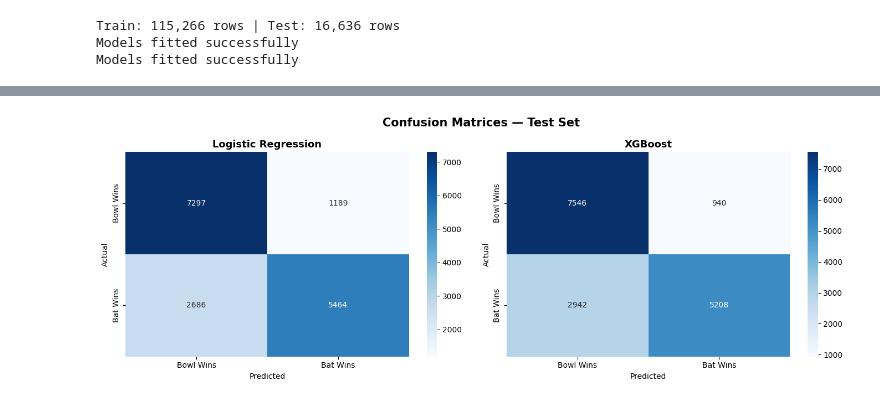
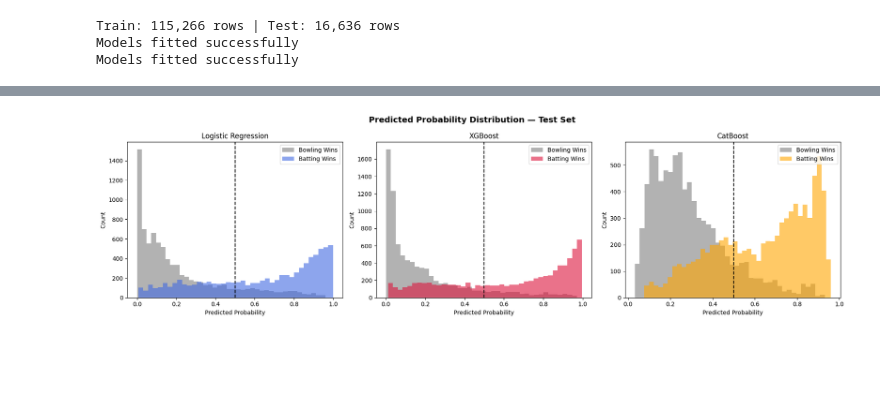
Before and after one commit to DeepanshuSharma1607/Fake_News_Generator_in_python, a Jupyter notebook: ipl.ipynb, the cells around one changed output, grey strips where cells are left out. Saved outputs shown, nothing was run; the diff lists cells and outputs as text; code cells hidden in the pictures; blank space fills up the shorter version.

```diff
--- a/ipl.ipynb
+++ b/ipl.ipynb
@@ -763,6 +739,7 @@ xgb_pipe = make_pipeline(
 # %%
 cv_scores_lr  = []
 cv_scores_xgb = []
+seasons=sorted(train_df['season'].unique())
 for i in range(5, len(seasons)):
 
     train_seasons = seasons[:i]
@@ -935,19 +1028,0 @@ weighted avg       0.78      0.77      0.76     16636
-# %%
-print("\n" + "="*58)
-print(f"{'SUMMARY':^58}")
-print("="*58)
-print(f"{'Model':<24} {'Split':<7} {'Acc':>6} {'F1':>6} {'AUC':>7}")
-print("-"*58)
-
-for name, yt, yp, yprob, split in [
-    ('Logistic Regression',  y_train, lr_train_pred,  lr_train_prob,  'Train'),
-    ('Logistic Regression',  y_test,  lr_test_pred,   lr_test_prob,   'Test'),
-    ('XGBoost',              y_train, xgb_train_pred, xgb_train_prob, 'Train'),
-    ('XGBoost',              y_test,  xgb_test_pred,  xgb_test_prob,  'Test'),
-    ('Ensemble (0.65/0.35)', y_test,  ens_test_pred,  ens_test_prob,  'Test'),
-]:
-    print(f"{name:<24} {split:<7} "
-          f"{accuracy_score(yt,yp):>6.4f} "
-          f"{f1_score(yt,yp):>6.4f} "
-          f"{roc_auc_score(yt,yprob):>7.4f}")
-print("="*58)
@@ -966,54 +1078,28 @@ Ensemble (0.65/0.35)     Test    0.7717 0.7351  0.8667
 # %%
-fig, axes = plt.subplots(1, 2, figsize=(14, 5))
-fig.suptitle('Confusion Matrices — Test Set', fontsize=15, fontweight='bold')
-for ax, preds, title in zip(axes,
-                             [lr_test_pred, xgb_test_pred],
-                             ['Logistic Regression', 'XGBoost']):
-    sns.heatmap(confusion_matrix(y_test, preds), annot=True, fmt='d',
-                cmap='Blues', ax=ax,
-                xticklabels=['Bowl Wins', 'Bat Wins'],
-                yticklabels=['Bowl Wins', 'Bat Wins'])
-    ax.set_title(title, fontsize=13, fontweight='bold')
-    ax.set_ylabel('Actual'); ax.set_xlabel('Predicted')
-plt.tight_layout(); plt.show()
+fig, axes = plt.subplots(1, 3, figsize=(18, 5))
+fig.suptitle('Predicted Probability Distribution — Test Set', fontsize=14, fontweight='bold')
 
-fig, ax = plt.subplots(figsize=(8, 6))
-for probs, name, color in [
-    (lr_test_prob,  'Logistic Regression', 'royalblue'),
-    (xgb_test_prob, 'XGBoost',             'crimson'),
-    (ens_test_prob, 'Ensemble',            'green'),
-]:
-    fpr, tpr, _ = roc_curve(y_test, probs)
-    ax.plot(fpr, tpr, label=f'{name} (AUC={roc_auc_score(y_test, probs):.3f})',
-            color=color, lw=2)
-ax.plot([0,1],[0,1],'k--',lw=1,label='Random')
-ax.set(xlabel='False Positive Rate', ylabel='True Positive Rate',
-       title='ROC Curve — Test Set')
-ax.legend(); ax.grid(alpha=0.3)
-plt.tight_layout(); plt.show()
+for ax, probs, title, color in zip(
+    axes,
+    [lr_test_prob, xgb_test_prob, cat_test_prob],
+    ['Logistic Regression', 'XGBoost', 'CatBoost'],
+    ['royalblue', 'crimson', 'orange']
+):
+    ax.hist(probs[y_test==0], bins=40, alpha=0.6,
+            label='Bowling Wins', color='gray')
 
-fig, axes = plt.subplots(1, 2, figsize=(14, 5))
-fig.suptitle('Predicted Probability Distribution — Test Set', fontsize=14, fontweight='bold')
-for ax, probs, title, color in zip(axes,
-                                    [lr_test_prob, xgb_test_prob],
-                                    ['Logistic Regression', 'XGBoost'],
-                                    ['royalblue', 'crimson']):
-    ax.hist(probs[y_test==0], bins=40, alpha=0.6, label='Bowling Wins', color='gray')
-    ax.hist(probs[y_test==1], bins=40, alpha=0.6, label='Batting Wins', color=color)
+    ax.hist(probs[y_test==1], bins=40, alpha=0.6,
+            label='Batting Wins', color=color)
+
     ax.axvline(0.5, color='black', linestyle='--', lw=1.5)
-    ax.set(title=title, xlabel='Predicted Probability', ylabel='Count')
+
+    ax.set(title=title,
+           xlabel='Predicted Probability',
+           ylabel='Count')
+
     ax.legend()
-plt.tight_layout(); plt.show()
 
-feature_names = xgb_pipe.named_steps['columntransformer'].get_feature_names_out()
-importance = (pd.Series(xgb_pipe.named_steps['xgbclassifier'].feature_importances_,
-                        index=feature_names)
-                .sort_values()
-                .tail(15))
-fig, ax = plt.subplots(figsize=(9, 6))
-importance.plot(kind='barh', ax=ax, color='crimson', alpha=0.8)
-ax.set(title='XGBoost — Top 15 Feature Importances', xlabel='Importance Score')
-ax.grid(axis='x', alpha=0.3)
-plt.tight_layout(); plt.show()
+plt.tight_layout()
+plt.show()
 # %% [output]
-[figure, old version]
+[figure, new version]
```
Also changed, not shown: parts of 55 cells of this notebook.
